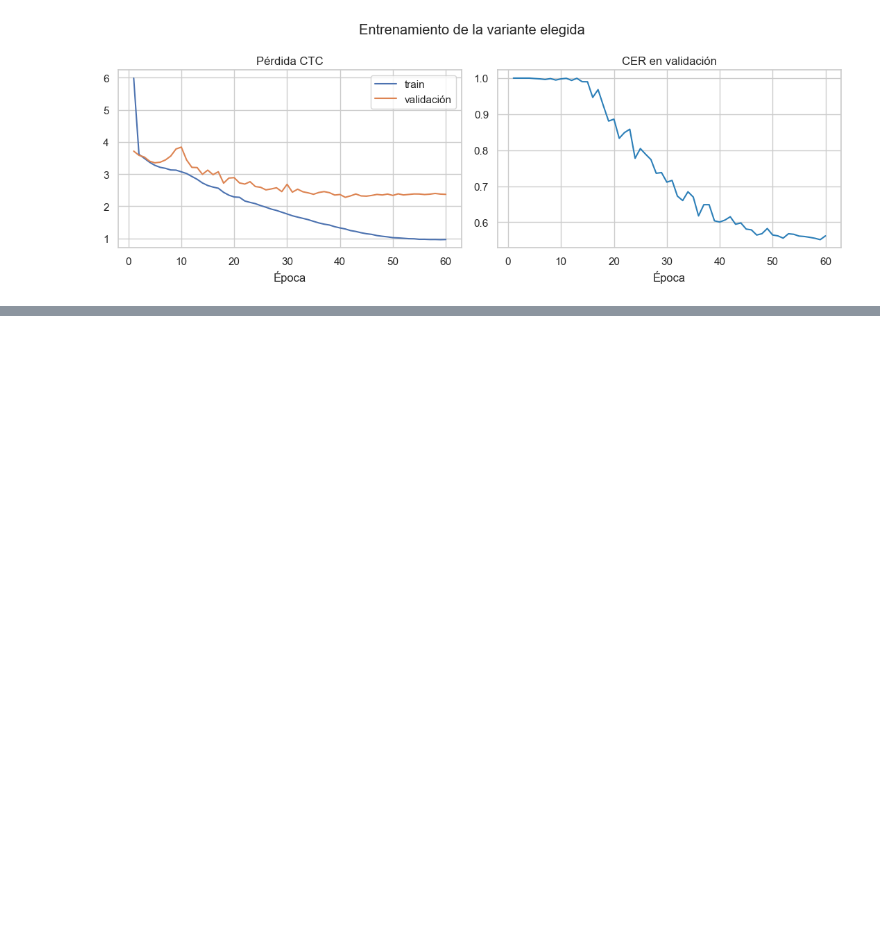
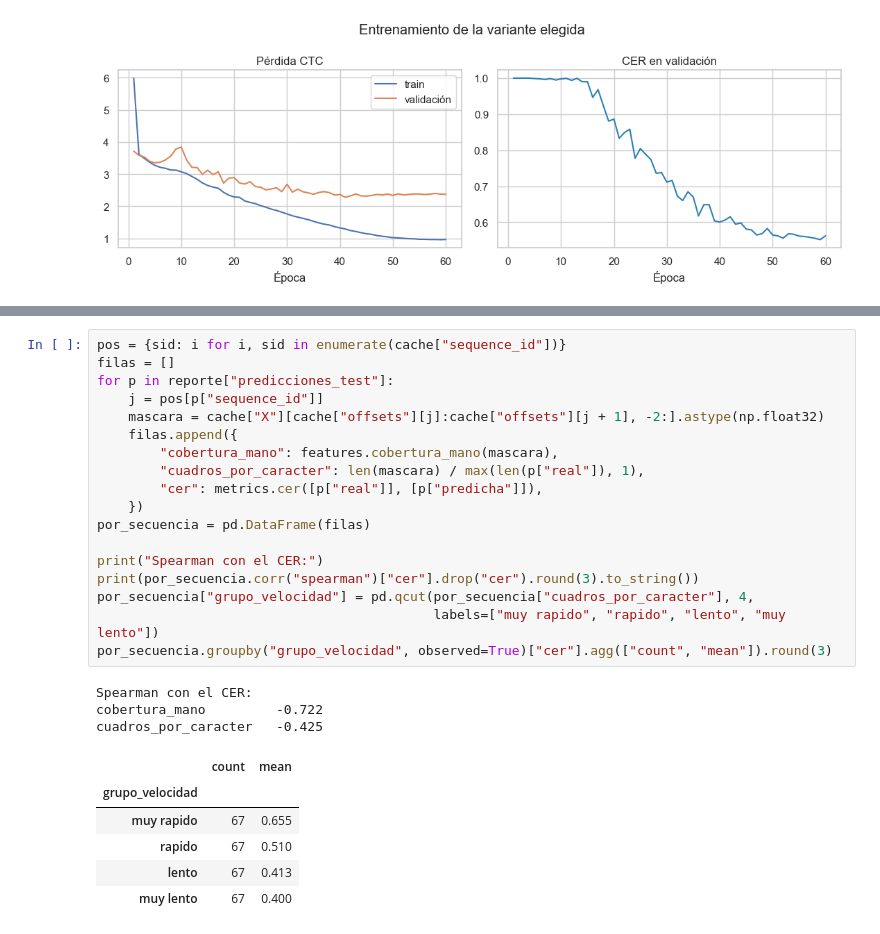
Before and after one commit to DufreyM/CC3084-Proyecto2, a Jupyter notebook: notebooks/07_modelo_cnn_bigru.ipynb, the cells around one changed output, grey strips where cells are left out. Saved outputs shown, nothing was run; the diff lists cells and outputs as text; blank space fills up the shorter version.

```diff
--- a/notebooks/07_modelo_cnn_bigru.ipynb
+++ b/notebooks/07_modelo_cnn_bigru.ipynb
@@ -245,0 +341,28 @@ plt.show()
+# %%
+pos = {sid: i for i, sid in enumerate(cache["sequence_id"])}
+filas = []
+for p in reporte["predicciones_test"]:
+    j = pos[p["sequence_id"]]
+    mascara = cache["X"][cache["offsets"][j]:cache["offsets"][j + 1], -2:].astype(np.float32)
+    filas.append({
+        "cobertura_mano": features.cobertura_mano(mascara),
+        "cuadros_por_caracter": len(mascara) / max(len(p["real"]), 1),
+        "cer": metrics.cer([p["real"]], [p["predicha"]]),
+    })
+por_secuencia = pd.DataFrame(filas)
+
+print("Spearman con el CER:")
+print(por_secuencia.corr("spearman")["cer"].drop("cer").round(3).to_string())
+por_secuencia["grupo_velocidad"] = pd.qcut(por_secuencia["cuadros_por_caracter"], 4,
+                                           labels=["muy rapido", "rapido", "lento", "muy lento"])
+por_secuencia.groupby("grupo_velocidad", observed=True)["cer"].agg(["count", "mean"]).round(3)
+# %% [output]
+Spearman con el CER:
+cobertura_mano         -0.722
+cuadros_por_caracter   -0.425
+|  | count | mean |
+| grupo_velocidad |  |  |
+| muy rapido | 67 | 0.655 |
+| rapido | 67 | 0.510 |
+| lento | 67 | 0.413 |
+| muy lento | 67 | 0.400 |
```
Also changed, not shown: parts of 6 cells of this notebook, 1 other file.
